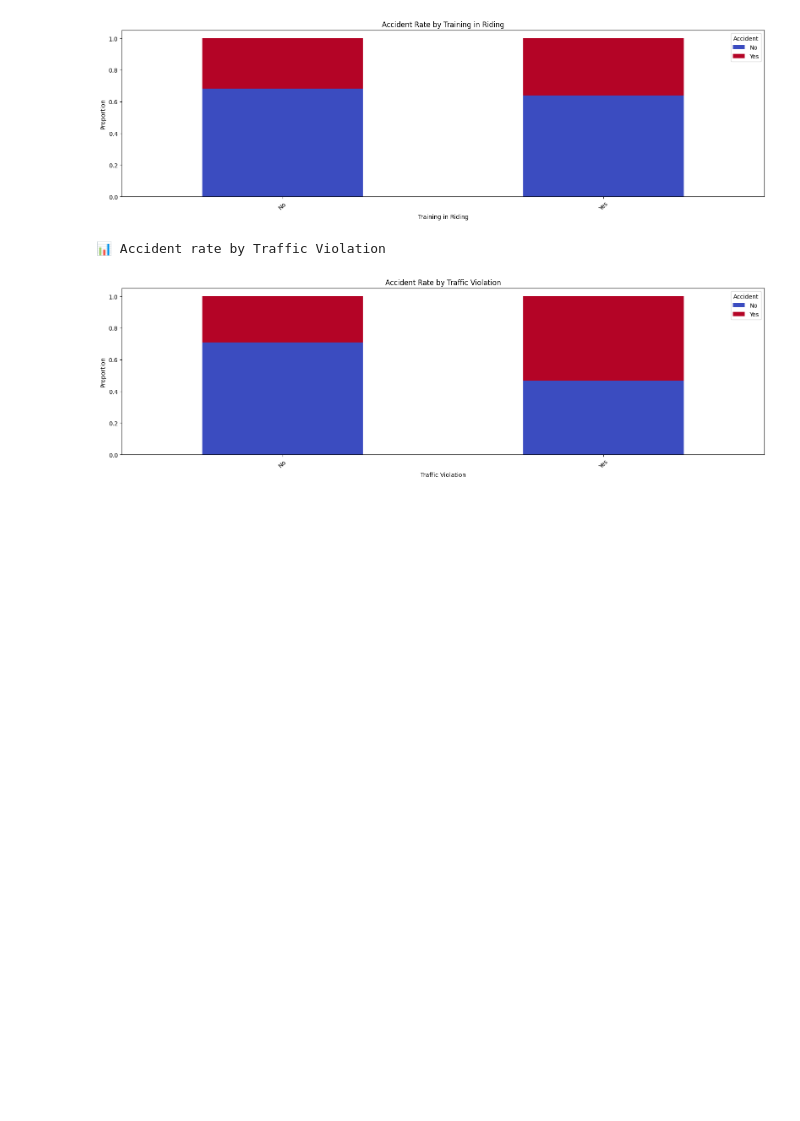
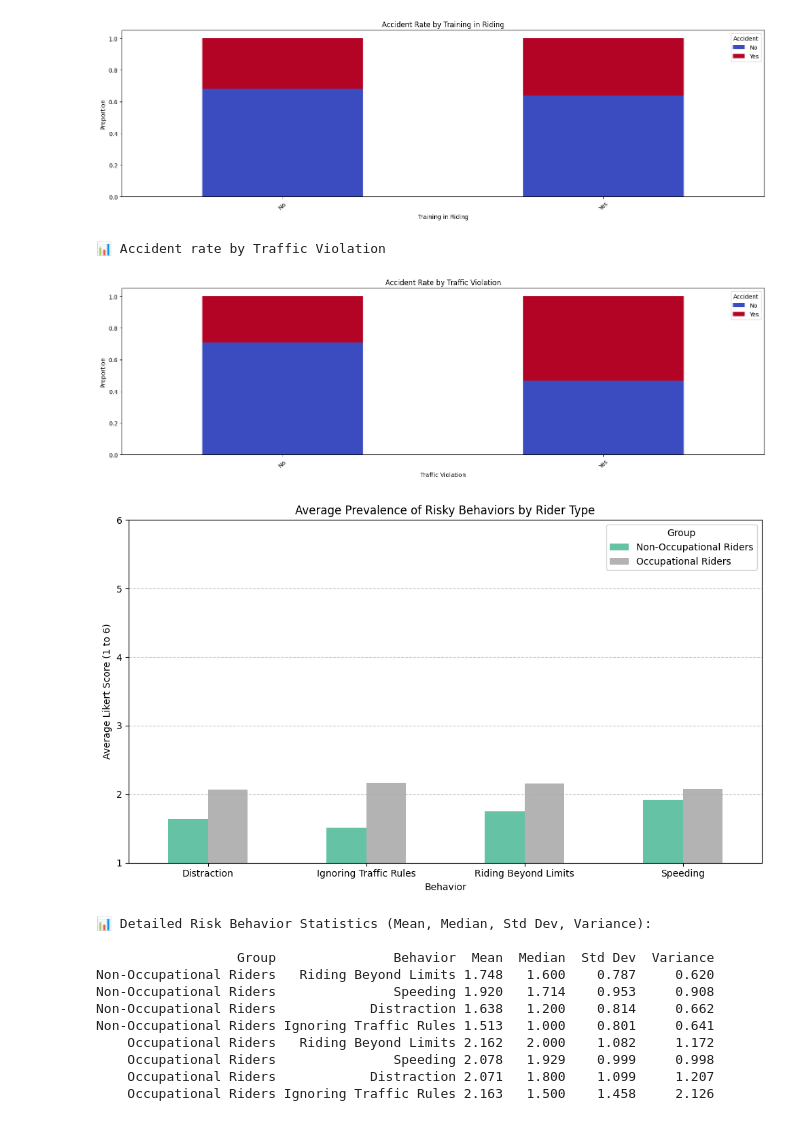
Before and after one commit to Baboyeatami/Stats_repo, a Jupyter notebook: Statistics.ipynb, the cells around one changed output. Saved outputs shown, nothing was run; the diff lists cells and outputs as text; code cells hidden in the pictures; blank space fills up the shorter version.

```diff
--- a/Statistics.ipynb
+++ b/Statistics.ipynb
@@ -306,3 +316,78 @@ Degree holder                                                  1
 [figure]
 📊 Accident rate by Traffic Violation
 [figure]
+# %%
+import pandas as pd
+import matplotlib.pyplot as plt
+import seaborn as sns
+
+# === Load Data ===
+file_path = "file.xlsx"  # Replace with your actual Excel file path
+non_occu_df = pd.read_excel(file_path, sheet_name='NON-OCCU MRBQ')
+occu_df = pd.read_excel(file_path, sheet_name='OCCU MRBQ')
+
+# === Define behavior groupings ===
+rb_cols = [f'RB{i}' for i in range(1, 6)]
+s_cols = [f'S{i}' for i in range(1, 8)]
+d_cols = [f'D{i}' for i in range(1, 6)]
+i_cols = [f'I{i}' for i in range(1, 3)]
+
+behavior_groups = {
+    "Riding Beyond Limits": rb_cols,
+    "Speeding": s_cols,
+    "Distraction": d_cols,
+    "Ignoring Traffic Rules": i_cols
+}
+
+# === Function to calculate descriptive stats per category ===
+def compute_behavior_stats(df, label):
+    rows = []
+    for behavior, cols in behavior_groups.items():
+        available_cols = [col for col in cols if col in df.columns]
+        respondent_means = df[available_cols].mean(axis=1)
+        stats = {
+            'Group': label,
+            'Behavior': behavior,
+            'Mean': respondent_means.mean(),
+            'Median': respondent_means.median(),
+            'Std Dev': respondent_means.std(),
+            'Variance': respondent_means.var()
+        }
+        rows.append(stats)
+    return pd.DataFrame(rows)
+
+# === Compute statistics for both groups ===
+non_occu_stats = compute_behavior_stats(non_occu_df, "Non-Occupational Riders")
+occu_stats = compute_behavior_stats(occu_df, "Occupational Riders")
+
+# === Combine into one DataFrame ===
+full_stats_df = pd.concat([non_occu_stats, occu_stats], ignore_index=True)
+
+# === Pivot for bar plot (means only) ===
+plot_df = full_stats_df.pivot(index='Behavior', columns='Group', values='Mean')
+
+# === Visualization: Mean Scores Only ===
+plot_df.plot(kind='bar', figsize=(10, 6), rot=0, colormap="Set2")
+plt.title("Average Prevalence of Risky Behaviors by Rider Type")
+plt.ylabel("Average Likert Score (1 to 6)")
+plt.ylim(1, 6)
+plt.grid(axis='y', linestyle='--', alpha=0.7)
+plt.tight_layout()
+plt.show()
+
+# === Print Descriptive Statistics Table ===
+print("\n📊 Detailed Risk Behavior Statistics (Mean, Median, Std Dev, Variance):\n")
+print(full_stats_df.round(3).to_string(index=False))
+# %% [output]
+[figure, added]
+📊 Detailed Risk Behavior Statistics (Mean, Median, Std Dev, Variance):
+
+                  Group               Behavior  Mean  Median  Std Dev  Variance
+Non-Occupational Riders   Riding Beyond Limits 1.748   1.600    0.787     0.620
+Non-Occupational Riders               Speeding 1.920   1.714    0.953     0.908
+Non-Occupational Riders            Distraction 1.638   1.200    0.814     0.662
+Non-Occupational Riders Ignoring Traffic Rules 1.513   1.000    0.801     0.641
+    Occupational Riders   Riding Beyond Limits 2.162   2.000    1.082     1.172
+    Occupational Riders               Speeding 2.078   1.929    0.999     0.998
+    Occupational Riders            Distraction 2.071   1.800    1.099     1.207
+    Occupational Riders Ignoring Traffic Rules 2.163   1.500    1.458     2.126
```
Also changed, not shown: parts of 6 cells of this notebook.
